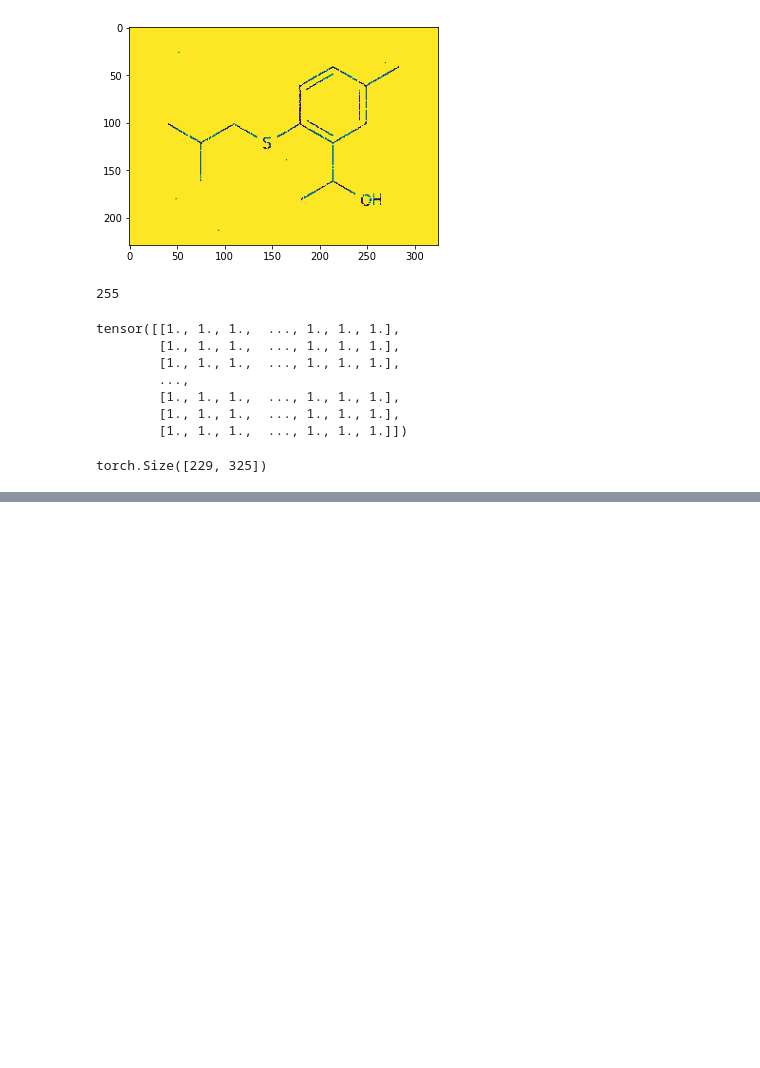
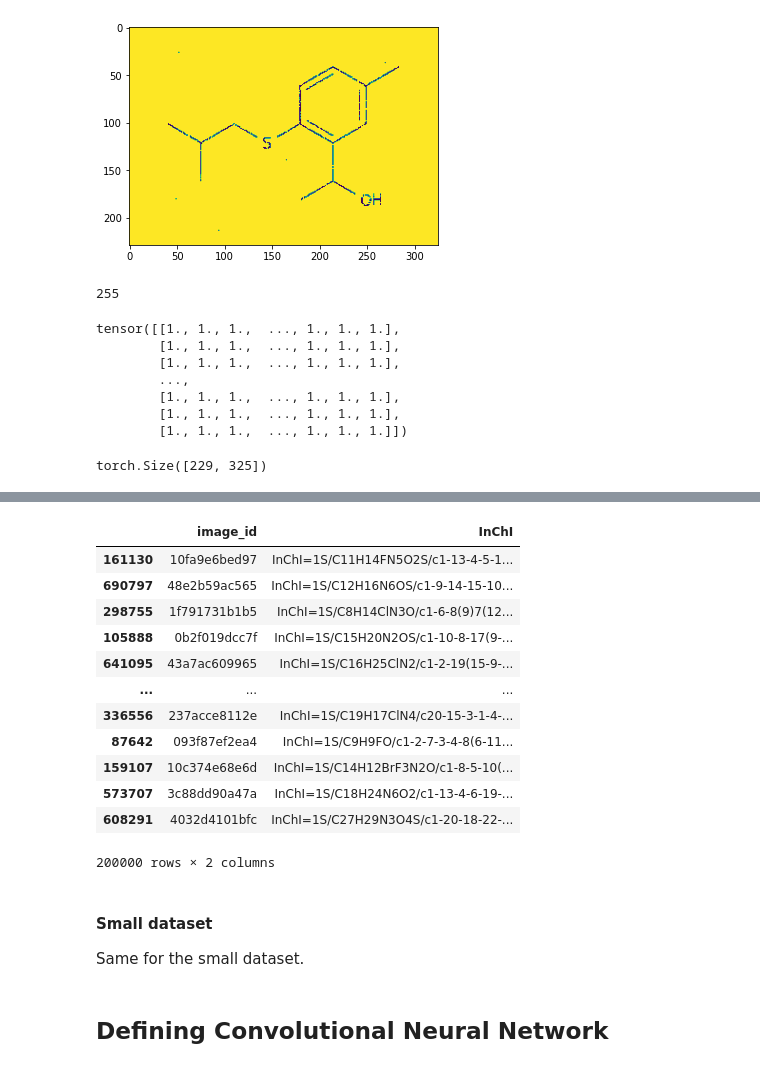
Before and after one commit to alex637/MolecularTranslation, a Jupyter notebook: pretrain_regression.ipynb, the cells around one changed output, grey strips where cells are left out. Drawn from its saved outputs; the diff is of its cells as text; code cells hidden in the pictures; blank space fills up the shorter version.

```diff
--- a/pretrain_regression.ipynb
+++ b/pretrain_regression.ipynb
@@ -186,0 +190,16 @@ cfg['output_channels'] = 100
+# %%
+data_test
+# %% [output]
+|  | image_id | InChI |
+| 161130 | 10fa9e6bed97 | InChI=1S/C11H14FN5O2S/c1-13-4-5-1... |
+| 690797 | 48e2b59ac565 | InChI=1S/C12H16N6OS/c1-9-14-15-10... |
+| 298755 | 1f791731b1b5 | InChI=1S/C8H14ClN3O/c1-6-8(9)7(12... |
+| 105888 | 0b2f019dcc7f | InChI=1S/C15H20N2OS/c1-10-8-17(9-... |
+| 641095 | 43a7ac609965 | InChI=1S/C16H25ClN2/c1-2-19(15-9-... |
+| ... | ... | ... |
+| 336556 | 237acce8112e | InChI=1S/C19H17ClN4/c20-15-3-1-4-... |
+| 87642 | 093f87ef2ea4 | InChI=1S/C9H9FO/c1-2-7-3-4-8(6-11... |
+| 159107 | 10c374e68e6d | InChI=1S/C14H12BrF3N2O/c1-8-5-10(... |
+| 573707 | 3c88dd90a47a | InChI=1S/C18H24N6O2/c1-13-4-6-19-... |
+| 608291 | 4032d4101bfc | InChI=1S/C27H29N3O4S/c1-20-18-22-... |
+200000 rows × 2 columns
@@ -186,0 +216,4 @@ cfg['output_channels'] = 100
+# %% [markdown]
+#### Small dataset
+
+Same for the small dataset.
@@ -186,0 +234,2 @@ cfg['output_channels'] = 100
+# %% [markdown]
+## Defining Convolutional Neural Network
```
Also changed, not shown: parts of 69 cells of this notebook.
